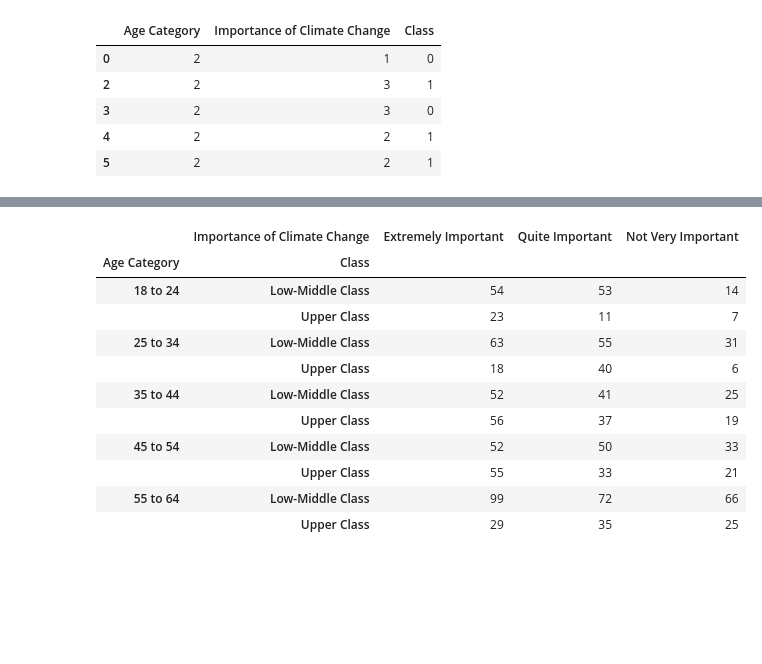
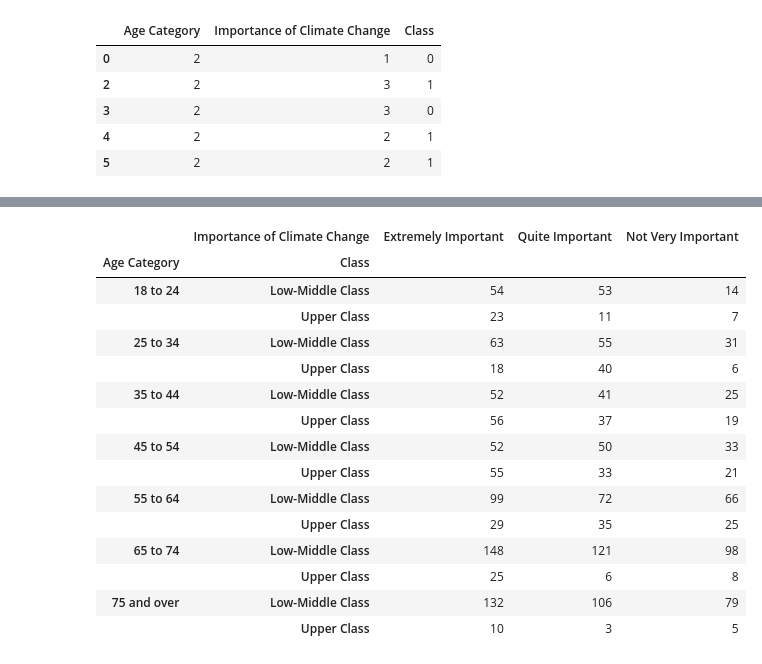
Before and after one commit to sap2245/sap2245.github.io, a Jupyter notebook: Project3.ipynb, the cells around one changed output, grey strips where cells are left out. Drawn from its saved outputs; the diff is of its cells as text; code cells hidden in the pictures; blank space fills up the shorter version.

```diff
--- a/Project3.ipynb
+++ b/Project3.ipynb
@@ -495,7 +501,7 @@ climateimportXclass_pivot = pd.pivot_table(
     aggfunc='size',
     fill_value=0
 )
-# Define labels
+#Define labels
 age_labels = {
     1: '18 to 24',
     2: '25 to 34',
@@ -504,36 +510,40 @@ age_labels = {
     5: '55 to 64',
     6: '65 to 74',
     7: '75 and over'
 }
 
 importance_labels = {
     1: 'Extremely Important',
     2: 'Quite Important',
     3: 'Not Very Important'
 }
 
-# RENAME THE COLUMNS (Importance levels)
+#Rename columns (Importance levels)
 climateimportXclass_pivot = climateimportXclass_pivot.rename(columns=importance_labels)
 
-# Method 1: Using .rename with level parameter
-climateimportXclass_pivot = climateimportXclass_pivot.rename(index=age_labels, level=0)  # level=0 is 'Age Category'
+#Rename rows (Age Category)
+climateimportXclass_pivot = climateimportXclass_pivot.rename(index=age_labels, level=0)
 
-# Also rename Upper Class (0/1) to more descriptive labels
+#Rename Class
 class_labels = {0: 'Low-Middle Class', 1: 'Upper Class'}
 climateimportXclass_pivot = climateimportXclass_pivot.rename(index=class_labels, level=1)  # level=1 is 'Upper Class'
 
-climateimportXclass_pivot.head(10)
+climateimportXclass_pivot.head(20)
 # %% [output]
 |  | Importance of Climate Change | Extremely Important | Quite Important | Not Very Important |
 | Age Category | Class |  |  |  |
 | 18 to 24 | Low-Middle Class | 54 | 53 | 14 |
 |  | Upper Class | 23 | 11 | 7 |
 | 25 to 34 | Low-Middle Class | 63 | 55 | 31 |
 |  | Upper Class | 18 | 40 | 6 |
 | 35 to 44 | Low-Middle Class | 52 | 41 | 25 |
 |  | Upper Class | 56 | 37 | 19 |
 | 45 to 54 | Low-Middle Class | 52 | 50 | 33 |
 |  | Upper Class | 55 | 33 | 21 |
 | 55 to 64 | Low-Middle Class | 99 | 72 | 66 |
 |  | Upper Class | 29 | 35 | 25 |
+| 65 to 74 | Low-Middle Class | 148 | 121 | 98 |
+|  | Upper Class | 25 | 6 | 8 |
+| 75 and over | Low-Middle Class | 132 | 106 | 79 |
+|  | Upper Class | 10 | 3 | 5 |
 # %%
```
Also changed, not shown: parts of 25 cells of this notebook, 3 other files.
